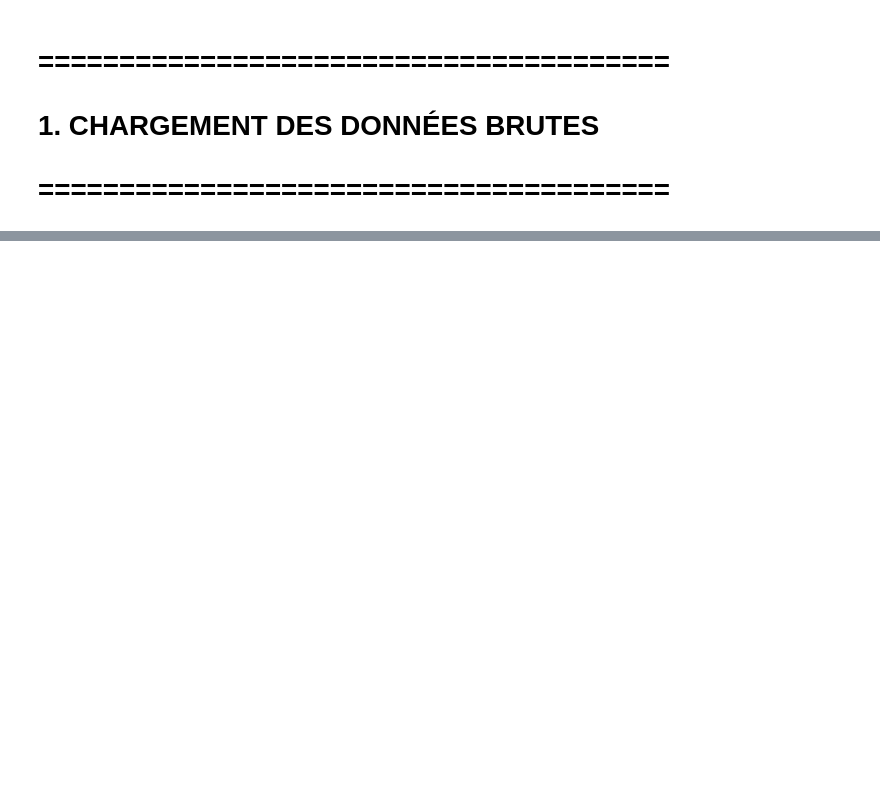
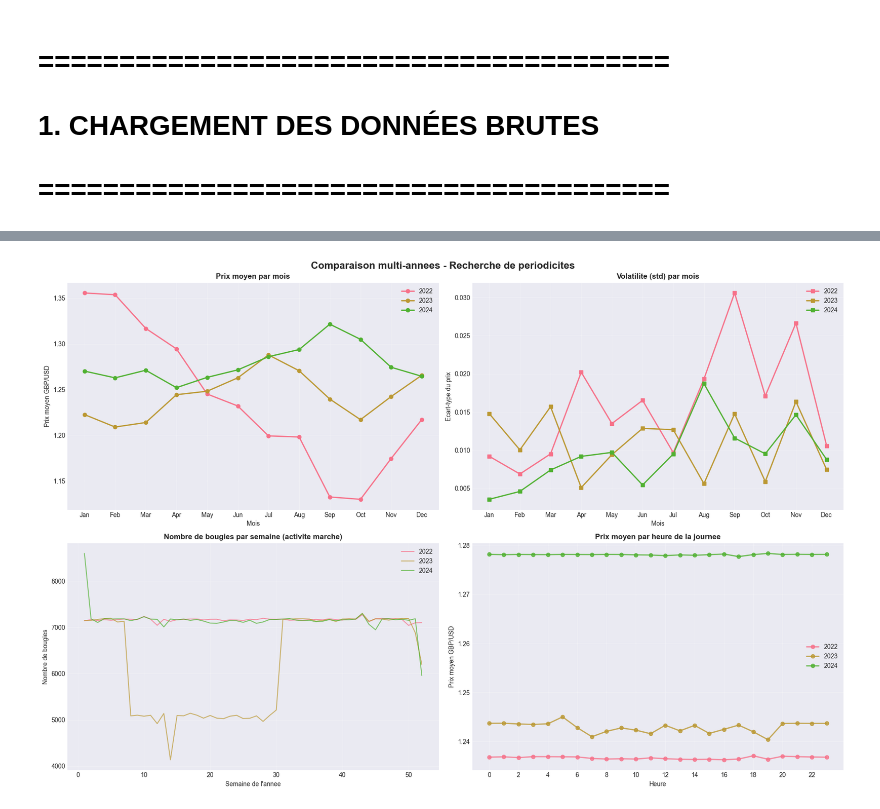
Before and after one commit to ivpalas/Projet-Trading-API, a Jupyter notebook: notebooks/01_exploration.ipynb, the cells around one changed output, grey strips where cells are left out. Drawn from its saved outputs; the diff is of its cells as text; code cells hidden in the pictures; blank space fills up the shorter version.

```diff
--- a/notebooks/01_exploration.ipynb
+++ b/notebooks/01_exploration.ipynb
@@ -45,0 +670,99 @@ df_2024 = load_raw_csv(2024)
+# %%
+def compare_years_periodicity(df_2022, df_2023, df_2024):
+    """Compare les 3 annees pour identifier des periodicites"""
+
+    # Preparer les dataframes
+    dfs = []
+    for year, df in [(2022, df_2022), (2023, df_2023), (2024, df_2024)]:
+        df_temp = df.copy()
+        if 'timestamp' not in df_temp.columns:
+            df_temp['timestamp'] = pd.to_datetime(df_temp['date'] + ' ' + df_temp['time'])
+        df_temp['year'] = year
+        df_temp['month'] = df_temp['timestamp'].dt.month
+        df_temp['week'] = df_temp['timestamp'].dt.isocalendar().week
+        df_temp['day_of_year'] = df_temp['timestamp'].dt.dayofyear
+        df_temp['hour'] = df_temp['timestamp'].dt.hour
+        dfs.append(df_temp)
+
+    fig, axes = plt.subplots(2, 2, figsize=(18, 12))
+    fig.suptitle('Comparaison multi-annees - Recherche de periodicites', fontsize=16, fontweight='bold')
+
+    # 1. Prix moyen par mois
+    ax = axes[0, 0]
+    for year, df_temp in zip([2022, 2023, 2024], dfs):
+        monthly = df_temp.groupby('month')['close'].mean()
+        ax.plot(monthly.index, monthly.values, marker='o', linewidth=2, label=str(year))
+
+    ax.set_title('Prix moyen par mois', fontweight='bold', fontsize=12)
+    ax.set_xlabel('Mois')
+    ax.set_ylabel('Prix moyen GBP/USD')
+    ax.set_xticks(range(1, 13))
+    ax.set_xticklabels(['Jan', 'Feb', 'Mar', 'Apr', 'May', 'Jun',
+                        'Jul', 'Aug', 'Sep', 'Oct', 'Nov', 'Dec'])
+    ax.legend()
+    ax.grid(alpha=0.3)
+
+    # 2. Volatilite (std) par mois
+    ax = axes[0, 1]
+    for year, df_temp in zip([2022, 2023, 2024], dfs):
+        monthly_std = df_temp.groupby('month')['close'].std()
+        ax.plot(monthly_std.index, monthly_std.values, marker='s', linewidth=2, label=str(year))
+
+    ax.set_title('Volatilite (std) par mois', fontweight='bold', fontsize=12)
+    ax.set_xlabel('Mois')
+    ax.set_ylabel('Ecart-type du prix')
+    ax.set_xticks(range(1, 13))
+    ax.set_xticklabels(['Jan', 'Feb', 'Mar', 'Apr', 'May', 'Jun',
+                        'Jul', 'Aug', 'Sep', 'Oct', 'Nov', 'Dec'])
+    ax.legend()
+    ax.grid(alpha=0.3)
+
+    # 3. Nombre de bougies par semaine de l'annee
+    ax = axes[1, 0]
+    for year, df_temp in zip([2022, 2023, 2024], dfs):
+        weekly_count = df_temp.groupby('week').size()
+        ax.plot(weekly_count.index, weekly_count.values, linewidth=1.5, alpha=0.7, label=str(year))
+
+    ax.set_title('Nombre de bougies par semaine (activite marche)', fontweight='bold', fontsize=12)
+    ax.set_xlabel('Semaine de l\'annee')
+    ax.set_ylabel('Nombre de bougies')
+    ax.legend()
+    ax.grid(alpha=0.3)
+
+    # 4. Prix moyen par heure de la journee
+    ax = axes[1, 1]
+    for year, df_temp in zip([2022, 2023, 2024], dfs):
+        hourly = df_temp.groupby('hour')['close'].mean()
+        ax.plot(hourly.index, hourly.values, marker='o', linewidth=2, label=str(year), alpha=0.8)
+
+    ax.set_title('Prix moyen par heure de la journee', fontweight='bold', fontsize=12)
+    ax.set_xlabel('Heure')
+    ax.set_ylabel('Prix moyen GBP/USD')
+    ax.set_xticks(range(0, 24, 2))
+    ax.legend()
+    ax.grid(alpha=0.3)
+
+    plt.tight_layout()
+    plt.show()
+
+    # Analyse statistique
+    print("\n" + "="*60)
+    print("ANALYSE DE PERIODICITE")
+    print("="*60)
+
+    for year, df_temp in zip([2022, 2023, 2024], dfs):
+        print(f"\n{year}:")
+        print(f"  Prix moyen annuel: {df_temp['close'].mean():.5f}")
+        print(f"  Volatilite annuelle: {df_temp['close'].std():.5f}")
+        print(f"  Mois le plus volatil: {df_temp.groupby('month')['close'].std().idxmax()}")
+        print(f"  Mois le moins volatil: {df_temp.groupby('month')['close'].std().idxmin()}")
+
+        # Heure la plus active
+        hourly_count = df_temp.groupby('hour').size()
+        print(f"  Heure la plus active: {hourly_count.idxmax()}h ({hourly_count.max():,} bougies)")
+        print(f"  Heure la moins active: {hourly_count.idxmin()}h ({hourly_count.min():,} bougies)")
+
+# Executer la comparaison
+compare_years_periodicity(df_2022, df_2023, df_2024)
+# %% [output]
+[figure, added]
```
Also changed, not shown: parts of 11 cells of this notebook.
